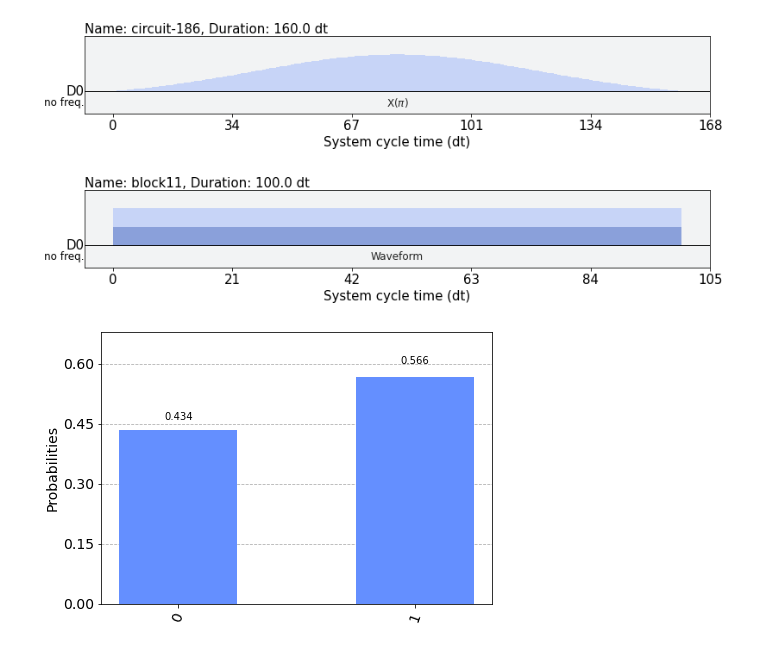
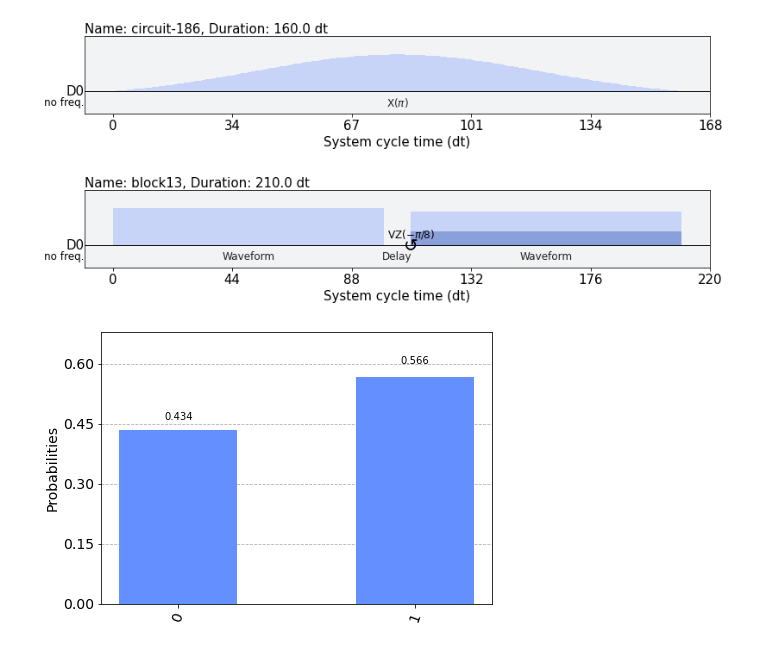
Before and after one commit to Fan-0/AQI2022, a Jupyter notebook: Final Project/Gate Schedules.ipynb, the cells around one changed output. Saved outputs shown, nothing was run; the diff lists cells and outputs as text; code cells hidden in the pictures.

Commit message:
finished pulse recomittment

```diff
--- a/Final Project/Gate Schedules.ipynb
+++ b/Final Project/Gate Schedules.ipynb
@@ -68,12 +68,15 @@ pulse_sched.draw()
 [figure]
 # %%
 from qiskit import pulse
-temp = [0.1+0.05j for i in range(100)]
+temp = [1 for i in range(100)]
 with pulse.build(backend=backend) as custom_Pulse:
-            [pulse.play(temp, pulse.drive_channel(0))]
+        [pulse.play(temp, pulse.drive_channel(0))]
+        pulse.delay(10,pulse.drive_channel(0))
+        pulse.shift_phase(np.pi/8,pulse.drive_channel(0))
+        [pulse.play(temp, pulse.drive_channel(0))]
 custom_Pulse.draw()
 # %% [output]
-[figure, old version]
+[figure, new version]
 # %%
 from qiskit.ignis.characterization.calibrations import rabi_schedules, RabiFitter
 
```
Also changed, not shown: parts of 1 cell of this notebook, 1 other file.
